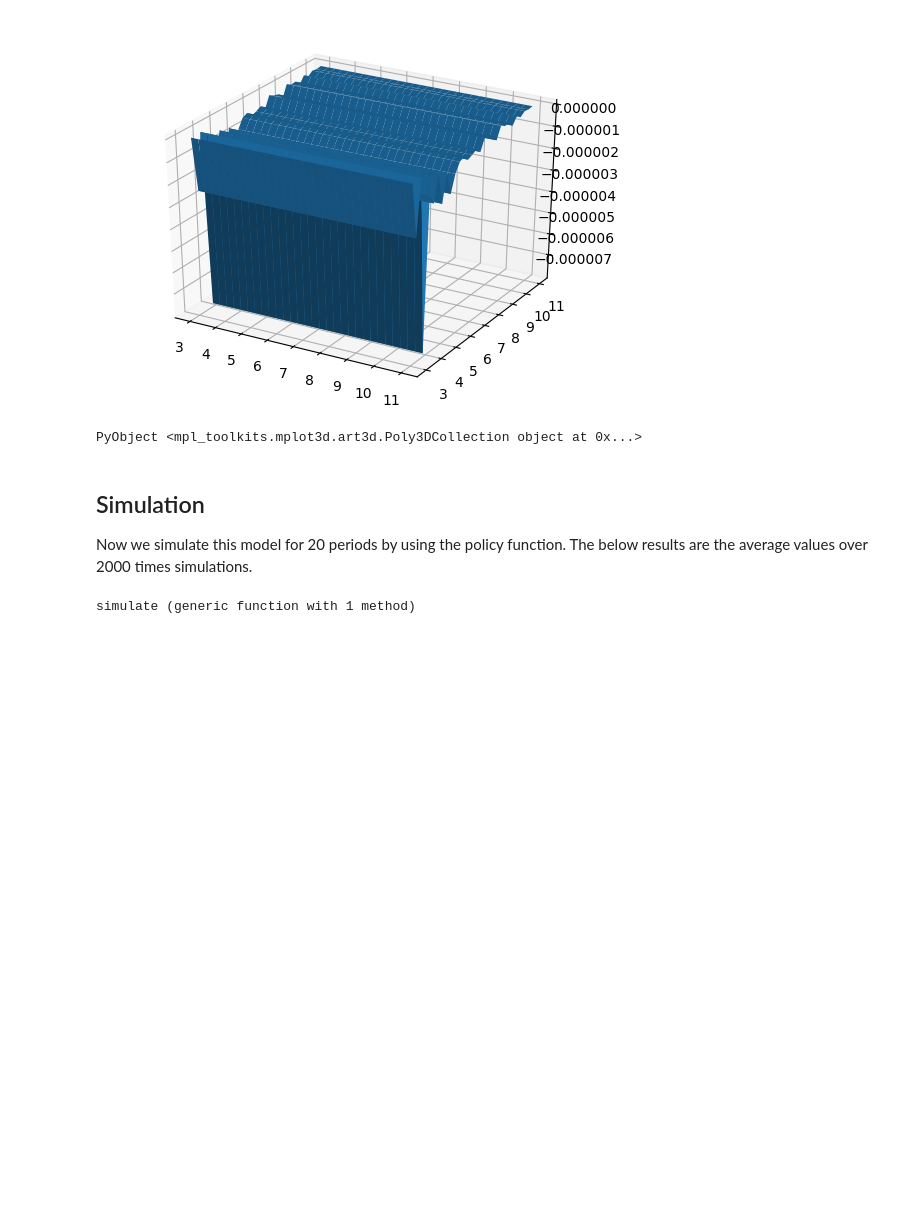
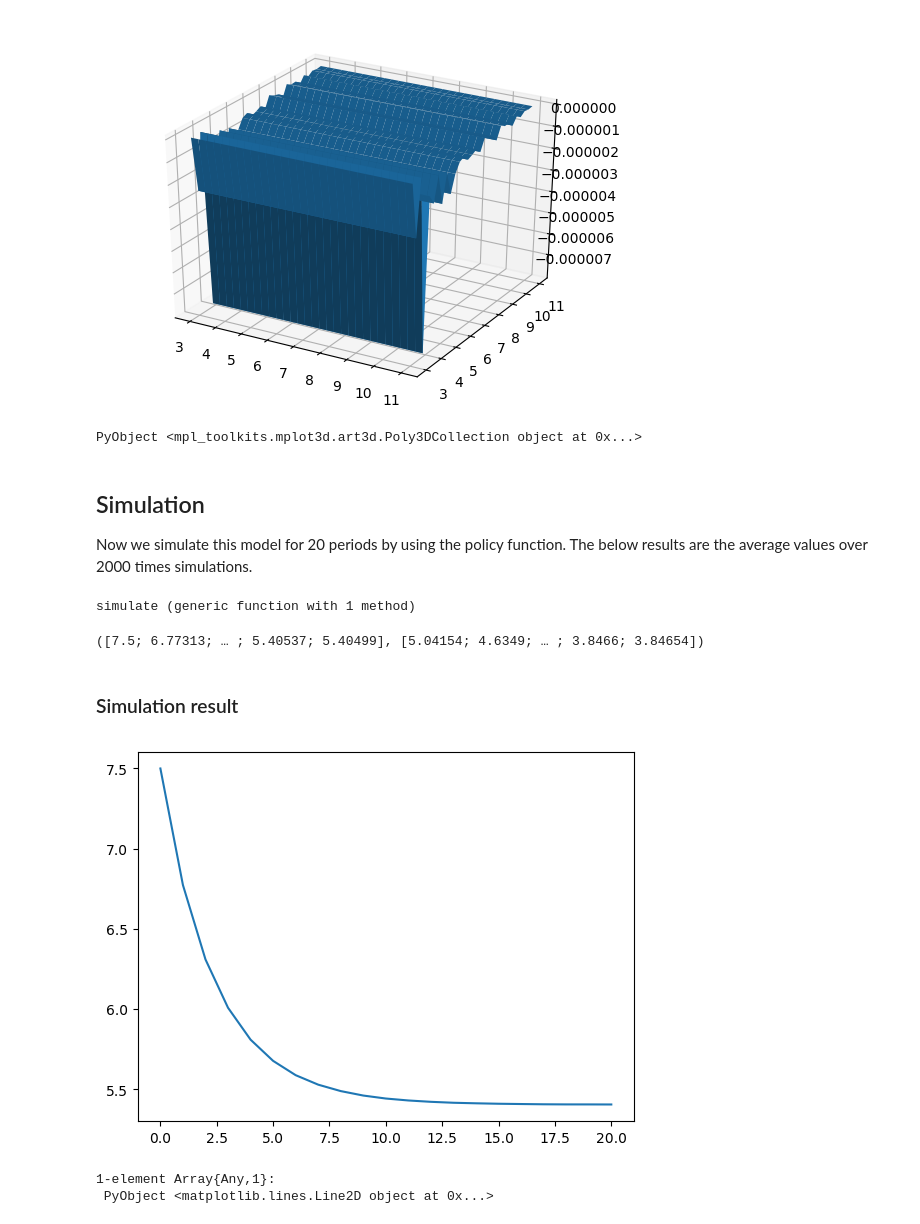
Before and after one commit to keiikegami/IRG, a Jupyter notebook: share_game.ipynb, the cells around one changed output. Cells and saved outputs as stored; diff of their text form; code cells hidden in the pictures; blank space fills up the shorter version.

```diff
--- a/share_game.ipynb
+++ b/share_game.ipynb
@@ -250,22 +252,26 @@ function simulate(model::IRG,
     srand(12345)
     box = ones((1, 2))
     wealth_p = zeros((periods+1, times))
+    investment_p = zeros((periods, times))
     m = LogNormal(0,model.sigma[1]^2)
 
     wealth_transition = zeros((periods+1, 2))
+    invest_transition = zeros((periods, 2))
     wealth_transition[1,:] = initial_value
 
     for j in 1:times
         for i in 2:periods+1
             invest = funeval(coef_x, b, [wealth_transition[i-1, 1], wealth_transition[i-1, 2]])
             box[1, :] = invest
+            invest_transition[i-1, :] = box
             epsilon = rand(m, 2)
             wealth_transition[i, :] = s(model, box, epsilon)
         end
         wealth_p[:, j] = wealth_transition[:, p]
+        investment_p[:, j] = invest_transition[:, p]
     end
 
-    return mean(wealth_p, 2)
+    return mean(wealth_p, 2), mean(investment_p, 2)
 end
 # %% [output]
 simulate (generic function with 1 method)
@@ -276,4 +282,14 @@ initial = [7.5, 7.5]
 periods = 20
 times = 2000
 
-result = simulate(model, initial, basis, c_x, times, periods, 1);
+wealth_result, invest_result = simulate(model, initial, basis, c_x, times, periods, 1)
+# %% [output]
+([7.5; 6.77313; … ; 5.40537; 5.40499], [5.04154; 4.6349; … ; 3.8466; 3.84654])
+# %% [markdown]
+### Simulation result
+# %%
+plot(wealth_result)
+# %% [output]
+[figure, added]
+1-element Array{Any,1}:
+ PyObject <matplotlib.lines.Line2D object at 0x...>
```
Also changed, not shown: parts of 3 cells of this notebook.
